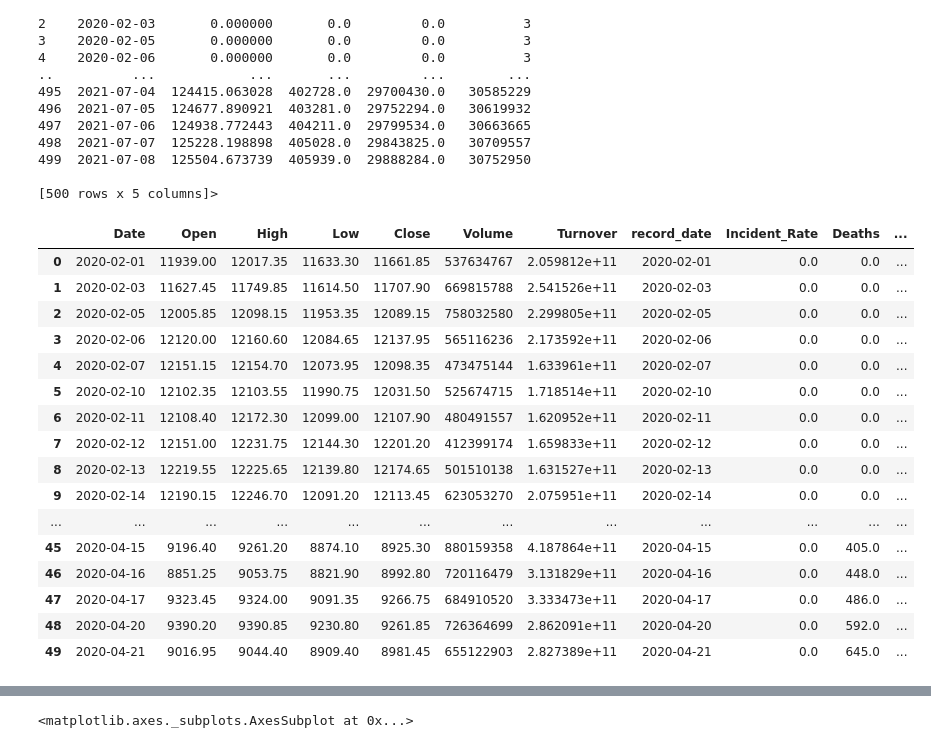
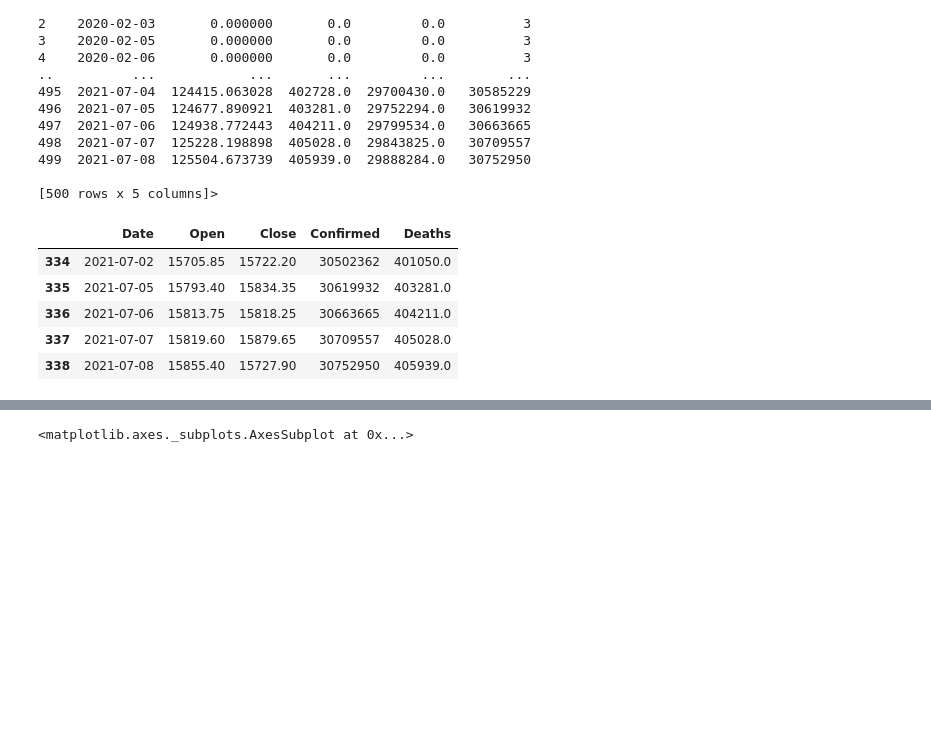
Before and after one commit to imamitsehgal/ThesisLJMU, a Jupyter notebook: ThesisProject.ipynb, the cells around one changed output, grey strips where cells are left out. Cells and saved outputs as stored; diff of their text form; code cells hidden in the pictures; blank space fills up the shorter version.

```diff
--- a/ThesisProject.ipynb
+++ b/ThesisProject.ipynb
@@ -511,25 +582,14 @@ covid_df.count
 [500 rows x 5 columns]>
 # %%
 data = pd.merge(stock_df,covid_df,left_on='Date',right_on='record_date',how='inner')
-data.head(50)
+data[['Date', 'Open','Close','Confirmed','Deaths']].tail()
 # %% [output]
-|  | Date | Open | High | Low | Close | Volume | Turnover | record_date | Incident_Rate | Deaths | ... |
-| 0 | 2020-02-01 | 11939.00 | 12017.35 | 11633.30 | 11661.85 | 537634767 | 2.059812e+11 | 2020-02-01 | 0.0 | 0.0 | ... |
-| 1 | 2020-02-03 | 11627.45 | 11749.85 | 11614.50 | 11707.90 | 669815788 | 2.541526e+11 | 2020-02-03 | 0.0 | 0.0 | ... |
-| 2 | 2020-02-05 | 12005.85 | 12098.15 | 11953.35 | 12089.15 | 758032580 | 2.299805e+11 | 2020-02-05 | 0.0 | 0.0 | ... |
-| 3 | 2020-02-06 | 12120.00 | 12160.60 | 12084.65 | 12137.95 | 565116236 | 2.173592e+11 | 2020-02-06 | 0.0 | 0.0 | ... |
-| 4 | 2020-02-07 | 12151.15 | 12154.70 | 12073.95 | 12098.35 | 473475144 | 1.633961e+11 | 2020-02-07 | 0.0 | 0.0 | ... |
-| 5 | 2020-02-10 | 12102.35 | 12103.55 | 11990.75 | 12031.50 | 525674715 | 1.718514e+11 | 2020-02-10 | 0.0 | 0.0 | ... |
-| 6 | 2020-02-11 | 12108.40 | 12172.30 | 12099.00 | 12107.90 | 480491557 | 1.620952e+11 | 2020-02-11 | 0.0 | 0.0 | ... |
-| 7 | 2020-02-12 | 12151.00 | 12231.75 | 12144.30 | 12201.20 | 412399174 | 1.659833e+11 | 2020-02-12 | 0.0 | 0.0 | ... |
-| 8 | 2020-02-13 | 12219.55 | 12225.65 | 12139.80 | 12174.65 | 501510138 | 1.631527e+11 | 2020-02-13 | 0.0 | 0.0 | ... |
-| 9 | 2020-02-14 | 12190.15 | 12246.70 | 12091.20 | 12113.45 | 623053270 | 2.075951e+11 | 2020-02-14 | 0.0 | 0.0 | ... |
-| ... | ... | ... | ... | ... | ... | ... | ... | ... | ... | ... | ... |
-| 45 | 2020-04-15 | 9196.40 | 9261.20 | 8874.10 | 8925.30 | 880159358 | 4.187864e+11 | 2020-04-15 | 0.0 | 405.0 | ... |
-| 46 | 2020-04-16 | 8851.25 | 9053.75 | 8821.90 | 8992.80 | 720116479 | 3.131829e+11 | 2020-04-16 | 0.0 | 448.0 | ... |
-| 47 | 2020-04-17 | 9323.45 | 9324.00 | 9091.35 | 9266.75 | 684910520 | 3.333473e+11 | 2020-04-17 | 0.0 | 486.0 | ... |
-| 48 | 2020-04-20 | 9390.20 | 9390.85 | 9230.80 | 9261.85 | 726364699 | 2.862091e+11 | 2020-04-20 | 0.0 | 592.0 | ... |
-| 49 | 2020-04-21 | 9016.95 | 9044.40 | 8909.40 | 8981.45 | 655122903 | 2.827389e+11 | 2020-04-21 | 0.0 | 645.0 | ... |
+|  | Date | Open | Close | Confirmed | Deaths |
+| 334 | 2021-07-02 | 15705.85 | 15722.20 | 30502362 | 401050.0 |
+| 335 | 2021-07-05 | 15793.40 | 15834.35 | 30619932 | 403281.0 |
+| 336 | 2021-07-06 | 15813.75 | 15818.25 | 30663665 | 404211.0 |
+| 337 | 2021-07-07 | 15819.60 | 15879.65 | 30709557 | 405028.0 |
+| 338 | 2021-07-08 | 15855.40 | 15727.90 | 30752950 | 405939.0 |
 # %%
 data.fillna(0.0)
 # %% [output]
```
Also changed, not shown: parts of 35 cells of this notebook.
